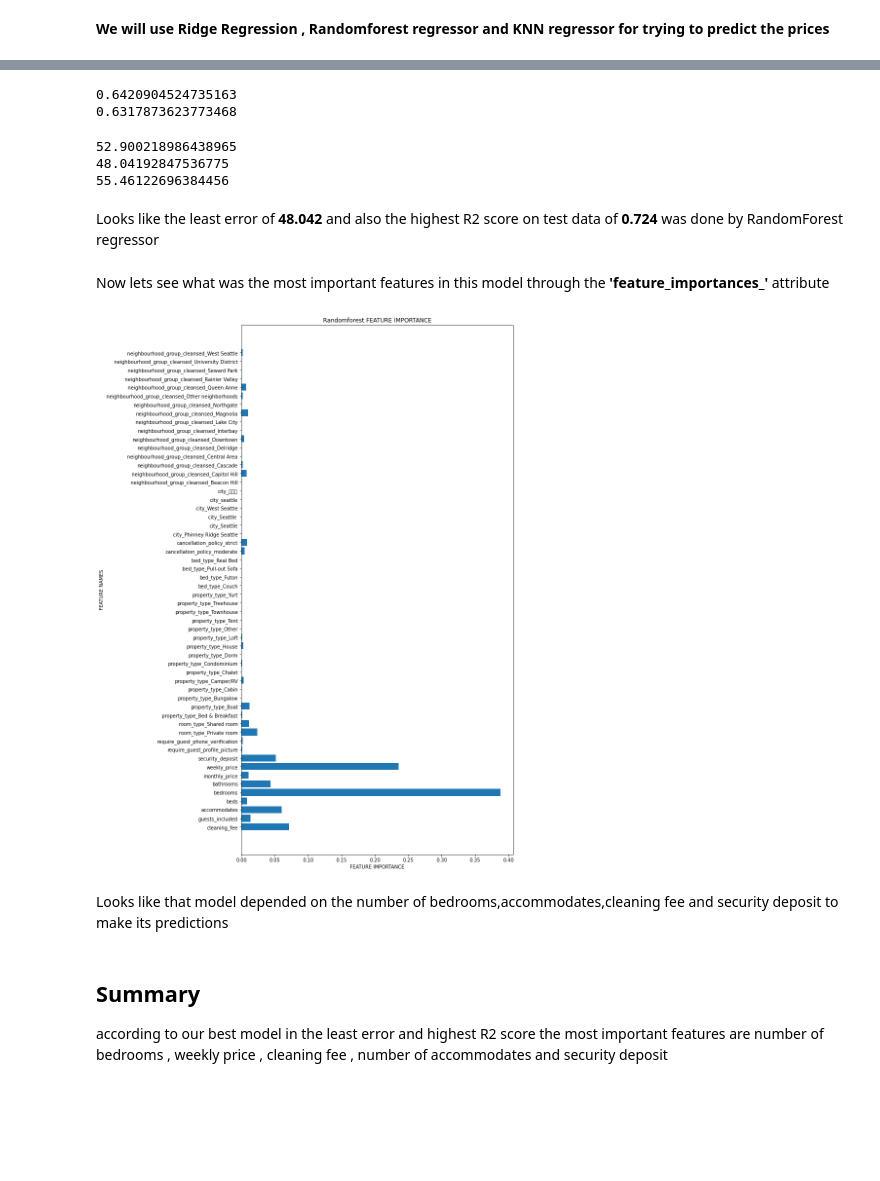
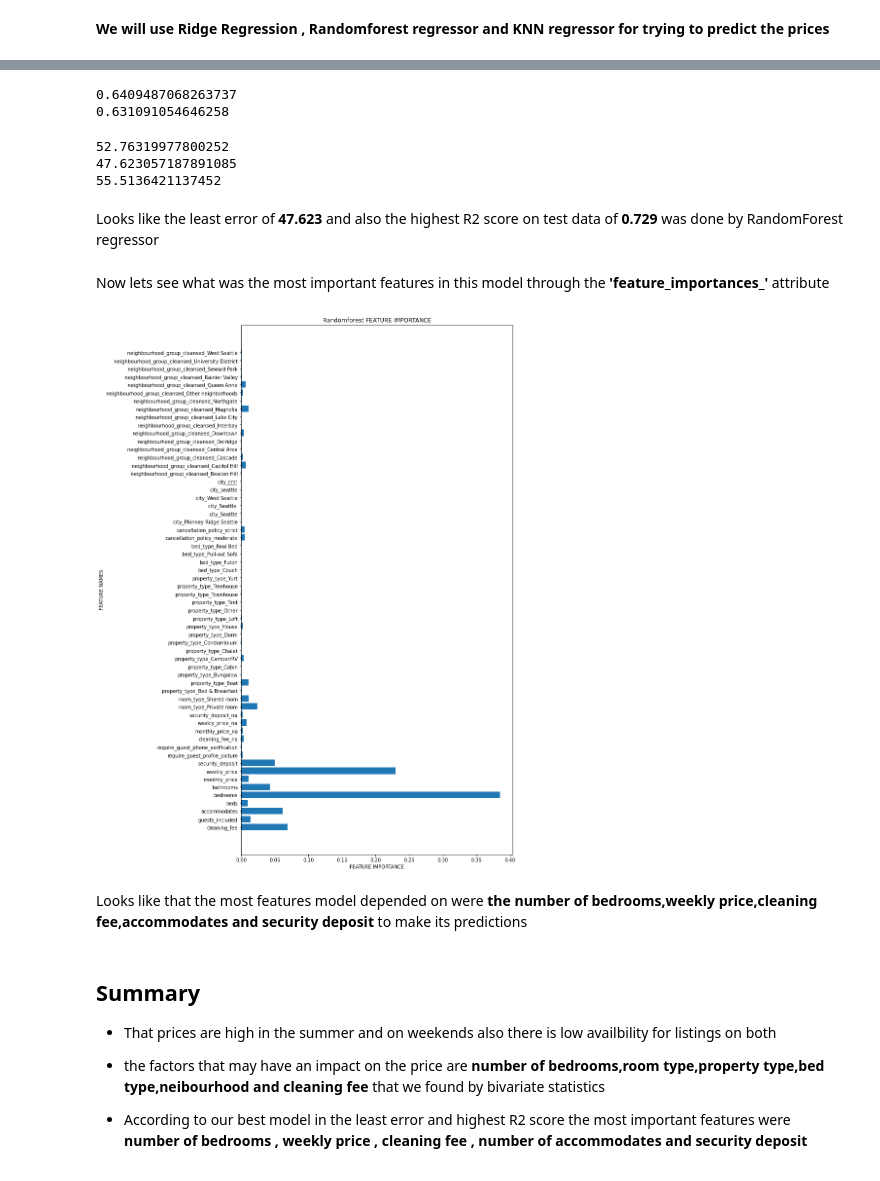
Before and after one commit to memoelsamadony/Seattle-Airbnb-Data-analysis-and-prices-prediction, a Jupyter notebook: Seattle Airbnb data analysis and prices prediction.ipynb, the cells around one changed output, grey strips where cells are left out. Saved outputs shown, nothing was run; the diff lists cells and outputs as text; code cells hidden in the pictures; blank space fills up the shorter version.

```diff
--- a/Seattle Airbnb data analysis and prices prediction.ipynb
+++ b/Seattle Airbnb data analysis and prices prediction.ipynb
@@ -358,8 +360,12 @@ lis_1.bathrooms = lis_1.bathrooms.astype('object')
 for i,j in zip(lis_1.columns,lis_1.dtypes):# A loop to handle missing values in our data
     if(lis_1[i].isnull().sum() != 0):
         if(j == 'object'):
+            if(lis_1[i].isnull().sum()/lis_1[i].shape[0] > 0.1):
+                lis_1[i+'_na'] = lis_1[i].isnull()#creating extra indicator column
             lis_1[i].fillna(lis_1[i].mode()[0],inplace = True)
         else:
+            if(lis_1[i].isnull().sum()/lis_1[i].shape[0] > 0.1):
+                lis_1[i+'_na'] = lis_1[i].isnull()#creating extra indicator column
             lis_1[i].fillna(lis_1[i].mean(),inplace = True)
 # %%
 #converting them back to 'int' to prevent them to be part of the 'one hot encoding'
@@ -430,19 +436,19 @@ print(reg1.score(X_test,y_test))
 print(reg2.score(X_train,y_train))
 print(reg2.score(X_test,y_test))
 # %% [output]
-0.6420904524735163
-0.6317873623773468
+0.6409487068263737
+0.631091054646258
 # %%
 #prints the RMSE for the ridge,randomforest regressor and KNN regressor respectively
 print(np.sqrt(mean_squared_error(y_test,y_test_pred)))
 print(np.sqrt(mean_squared_error(y_test,y_test_pred1)))
 print(np.sqrt(mean_squared_error(y_test,y_test_pred2)))
 # %% [output]
-52.900218986438965
-48.04192847536775
-55.46122696384456
+52.76319977800252
+47.623057187891085
+55.5136421137452
 # %% [markdown]
-Looks like the least error of **48.042** and also the highest R2 score on test data of **0.724** was done by RandomForest regressor
+Looks like the least error of **47.623** and also the highest R2 score on test data of **0.729** was done by RandomForest regressor
 # %% [markdown]
 Now lets see what was the most important features in this model through the **'feature_importances_'** attribute
 # %%
@@ -451,16 +457,21 @@ df_imp = pd.DataFrame(data)
 # %%
 plt.figure(figsize=(10,20))
 #Plot Searborn bar chart
 plt.barh(df_imp['feature_names'],df_imp['feature_importance'])
 #Add chart labels
+plt.rc('axes', unicode_minus=False)
 plt.title('Randomforest FEATURE IMPORTANCE')
 plt.xlabel('FEATURE IMPORTANCE')
 plt.ylabel('FEATURE NAMES');
 # %% [output]
-[figure, old version]
+[figure, new version]
 # %% [markdown]
-Looks like that model depended on the number of bedrooms,accommodates,cleaning fee and security deposit to make its predictions
+Looks like that the most features model depended on were **the number of bedrooms,weekly price,cleaning fee,accommodates and security deposit** to make its predictions
 # %% [markdown]
 <a id='Summary'></a>
 ## Summary
-according to our best model in the least error and highest R2 score the most important features are number of bedrooms , weekly price , cleaning fee , number of accommodates and security deposit
+- That prices are high in the summer and on weekends also there is low availbility for listings on both
+
+- the factors that may have an impact on the price are **number of bedrooms,room type,property type,bed type,neibourhood and cleaning fee** that we found by bivariate statistics
+
+- According to our best model in the least error and highest R2 score the most important features were **number of bedrooms , weekly price , cleaning fee , number of accommodates and security deposit**
```
Also changed, not shown: parts of 3 cells of this notebook, 1 other file.
